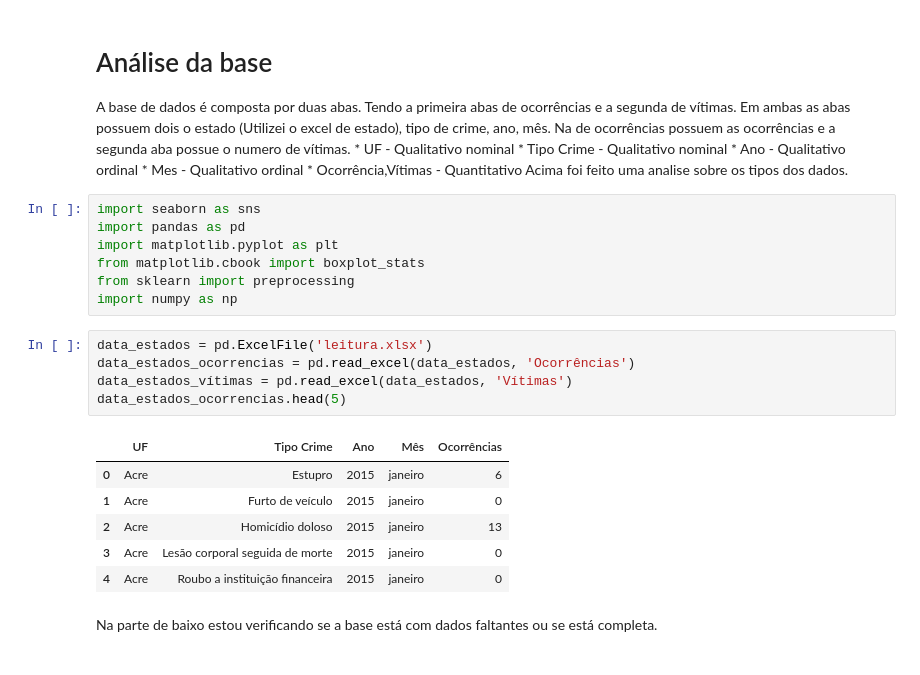
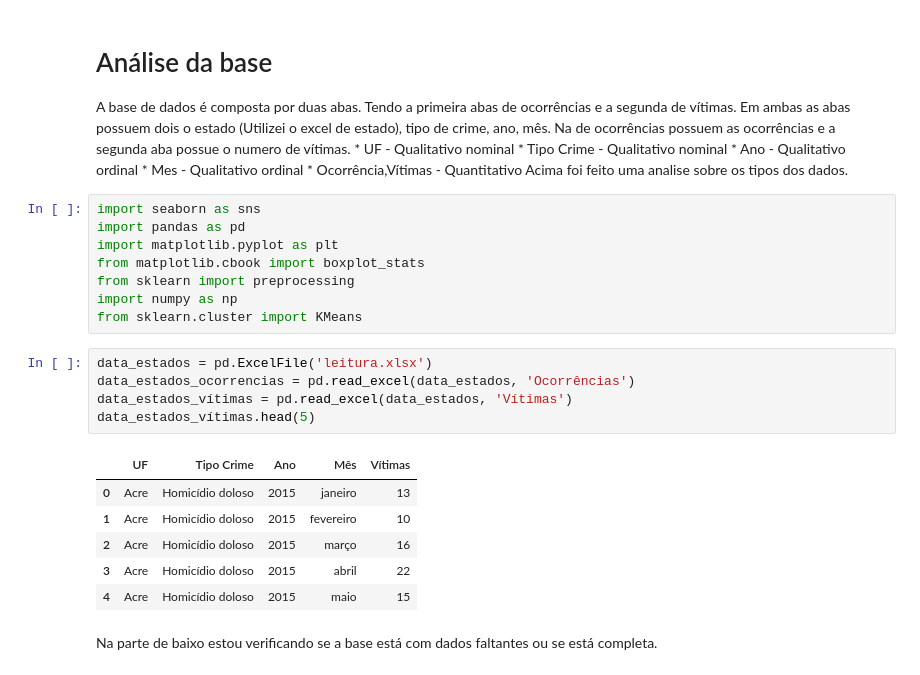
Before and after one commit to Aldo-1/Analise-de-dados-criminais, a Jupyter notebook: Analise.ipynb, the cells around one changed output. Cells and saved outputs as stored; diff of their text form.

```diff
--- a/Analise.ipynb
+++ b/Analise.ipynb
@@ -14,18 +14,19 @@ import matplotlib.pyplot as plt
 from matplotlib.cbook import boxplot_stats
 from sklearn import preprocessing
 import numpy as np
+from sklearn.cluster import KMeans
 # %%
 data_estados = pd.ExcelFile('leitura.xlsx')
 data_estados_ocorrencias = pd.read_excel(data_estados, 'Ocorrências')
 data_estados_vítimas = pd.read_excel(data_estados, 'Vítimas')
-data_estados_ocorrencias.head(5)
+data_estados_vítimas.head(5)
 # %% [output]
-|  | UF | Tipo Crime | Ano | Mês | Ocorrências |
-| 0 | Acre | Estupro | 2015 | janeiro | 6 |
-| 1 | Acre | Furto de veículo | 2015 | janeiro | 0 |
-| 2 | Acre | Homicídio doloso | 2015 | janeiro | 13 |
-| 3 | Acre | Lesão corporal seguida de morte | 2015 | janeiro | 0 |
-| 4 | Acre | Roubo a instituição financeira | 2015 | janeiro | 0 |
+|  | UF | Tipo Crime | Ano | Mês | Vítimas |
+| 0 | Acre | Homicídio doloso | 2015 | janeiro | 13 |
+| 1 | Acre | Homicídio doloso | 2015 | fevereiro | 10 |
+| 2 | Acre | Homicídio doloso | 2015 | março | 16 |
+| 3 | Acre | Homicídio doloso | 2015 | abril | 22 |
+| 4 | Acre | Homicídio doloso | 2015 | maio | 15 |
 # %% [markdown]
 Na parte de baixo estou verificando se a base está com dados faltantes ou se está completa.
 # %%
```
Also changed, not shown: parts of 15 cells of this notebook.
